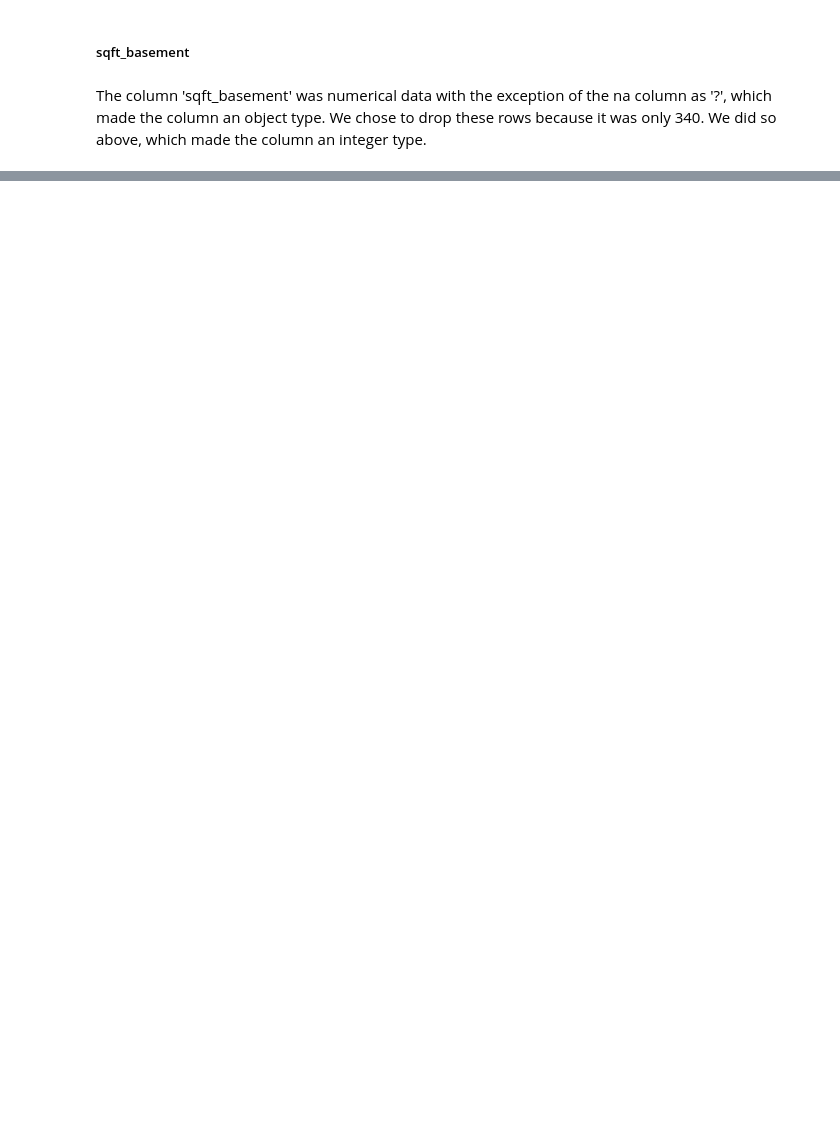
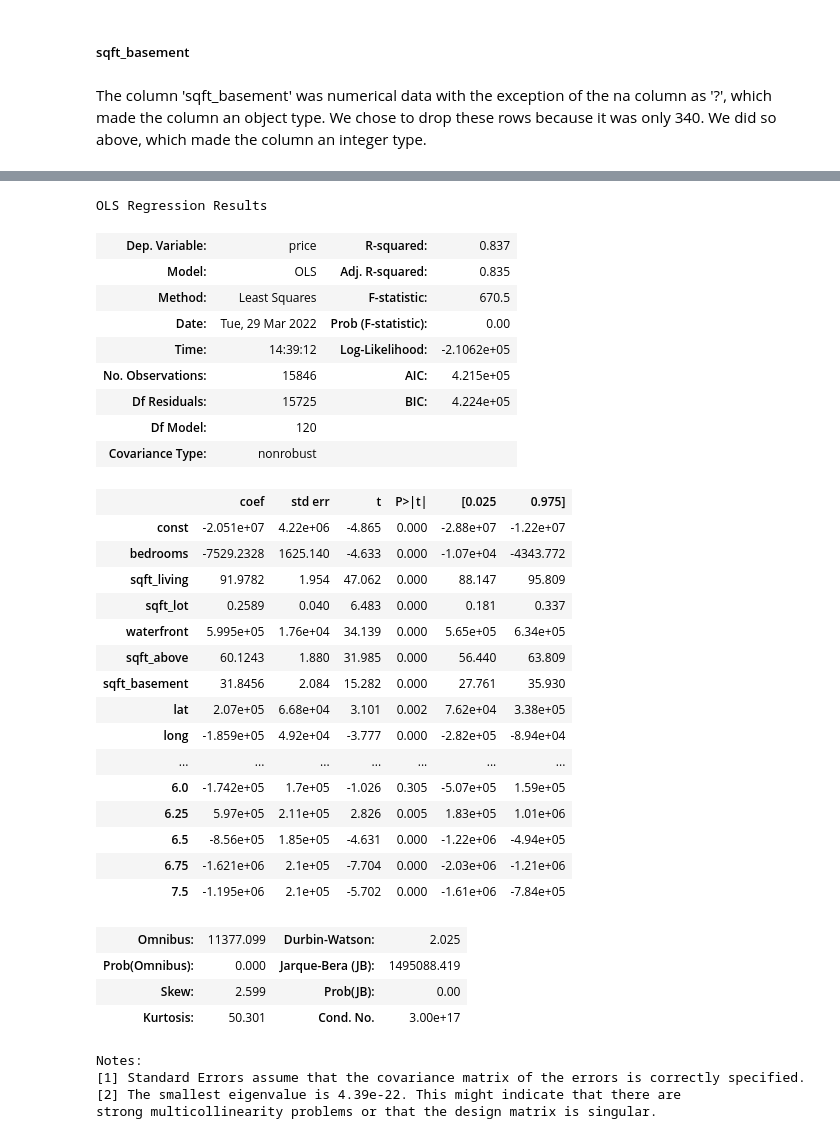
Before and after one commit to ssaeed85/dsc-ph2-KingsCountyRealEstate, a Jupyter notebook: Workspace/Zach/Data_Analysis.ipynb, the cells around one changed output, grey strips where cells are left out. Saved outputs shown, nothing was run; the diff lists cells and outputs as text; code cells hidden in the pictures; blank space fills up the shorter version.

```diff
--- a/Workspace/Zach/Data_Analysis.ipynb
+++ b/Workspace/Zach/Data_Analysis.ipynb
@@ -516,0 +414,18 @@ Notes:
+# %%
+bathrooms_train = X_train[["bathrooms"]]
+
+ohe = OneHotEncoder(categories="auto", sparse=False, handle_unknown="ignore")
+
+ohe.fit(bathrooms_train)
+
+bathrooms_encoded_train = ohe.transform(bathrooms_train)
+
+bathrooms_encoded_train = pd.DataFrame(
+    bathrooms_encoded_train,
+    columns=ohe.categories_[0],
+    index=X_train.index
+)
+
+X_train.drop("bathrooms", axis=1, inplace=True)
+
+X_train = pd.concat([X_train, bathrooms_encoded_train], axis=1)
@@ -516,0 +444,4 @@ Notes:
+# %%
+model = LinearRegression()
+
+model.fit(X_train, y_train)
@@ -516,0 +458,4 @@ Notes:
+# %%
+pipe = make_pipeline(StandardScaler(), LinearRegression())
+pipe.fit(X_train, y_train)  # apply scaling on training data
+pipe.score(X_test, y_test)
@@ -516,0 +464,5 @@ Notes:
+# %%
+scaler = StandardScaler()
+scaler.fit(X_train)
+X_train_scaled = scaler.transform(X_train)
+X_test_scaled = scaler.transform(X_test)
@@ -516,0 +505,41 @@ Notes:
+# %%
+y = y_train
+x = X_train
+x = sm.add_constant(x)
+model = sm.OLS(y, x.astype(float)).fit()
+model.summary()
+# %% [output]
+OLS Regression Results
+| Dep. Variable: | price | R-squared: | 0.837 |
+| Model: | OLS | Adj. R-squared: | 0.835 |
+| Method: | Least Squares | F-statistic: | 670.5 |
+| Date: | Tue, 29 Mar 2022 | Prob (F-statistic): | 0.00 |
+| Time: | 14:39:12 | Log-Likelihood: | -2.1062e+05 |
+| No. Observations: | 15846 | AIC: | 4.215e+05 |
+| Df Residuals: | 15725 | BIC: | 4.224e+05 |
+| Df Model: | 120 |  |  |
+| Covariance Type: | nonrobust |  |  |
+|  | coef | std err | t | P>|t| | [0.025 | 0.975] |
+| const | -2.051e+07 | 4.22e+06 | -4.865 | 0.000 | -2.88e+07 | -1.22e+07 |
+| bedrooms | -7529.2328 | 1625.140 | -4.633 | 0.000 | -1.07e+04 | -4343.772 |
+| sqft_living | 91.9782 | 1.954 | 47.062 | 0.000 | 88.147 | 95.809 |
+| sqft_lot | 0.2589 | 0.040 | 6.483 | 0.000 | 0.181 | 0.337 |
+| waterfront | 5.995e+05 | 1.76e+04 | 34.139 | 0.000 | 5.65e+05 | 6.34e+05 |
+| sqft_above | 60.1243 | 1.880 | 31.985 | 0.000 | 56.440 | 63.809 |
+| sqft_basement | 31.8456 | 2.084 | 15.282 | 0.000 | 27.761 | 35.930 |
+| lat | 2.07e+05 | 6.68e+04 | 3.101 | 0.002 | 7.62e+04 | 3.38e+05 |
+| long | -1.859e+05 | 4.92e+04 | -3.777 | 0.000 | -2.82e+05 | -8.94e+04 |
+| ... | ... | ... | ... | ... | ... | ... |
+| 6.0 | -1.742e+05 | 1.7e+05 | -1.026 | 0.305 | -5.07e+05 | 1.59e+05 |
+| 6.25 | 5.97e+05 | 2.11e+05 | 2.826 | 0.005 | 1.83e+05 | 1.01e+06 |
+| 6.5 | -8.56e+05 | 1.85e+05 | -4.631 | 0.000 | -1.22e+06 | -4.94e+05 |
+| 6.75 | -1.621e+06 | 2.1e+05 | -7.704 | 0.000 | -2.03e+06 | -1.21e+06 |
+| 7.5 | -1.195e+06 | 2.1e+05 | -5.702 | 0.000 | -1.61e+06 | -7.84e+05 |
+| Omnibus: | 11377.099 | Durbin-Watson: | 2.025 |
+| Prob(Omnibus): | 0.000 | Jarque-Bera (JB): | 1495088.419 |
+| Skew: | 2.599 | Prob(JB): | 0.00 |
+| Kurtosis: | 50.301 | Cond. No. | 3.00e+17 |
+Notes:
+[1] Standard Errors assume that the covariance matrix of the errors is correctly specified.
+[2] The smallest eigenvalue is 4.39e-22. This might indicate that there are
+strong multicollinearity problems or that the design matrix is singular.
```
Also changed, not shown: parts of 73 cells of this notebook, 1 other file.
